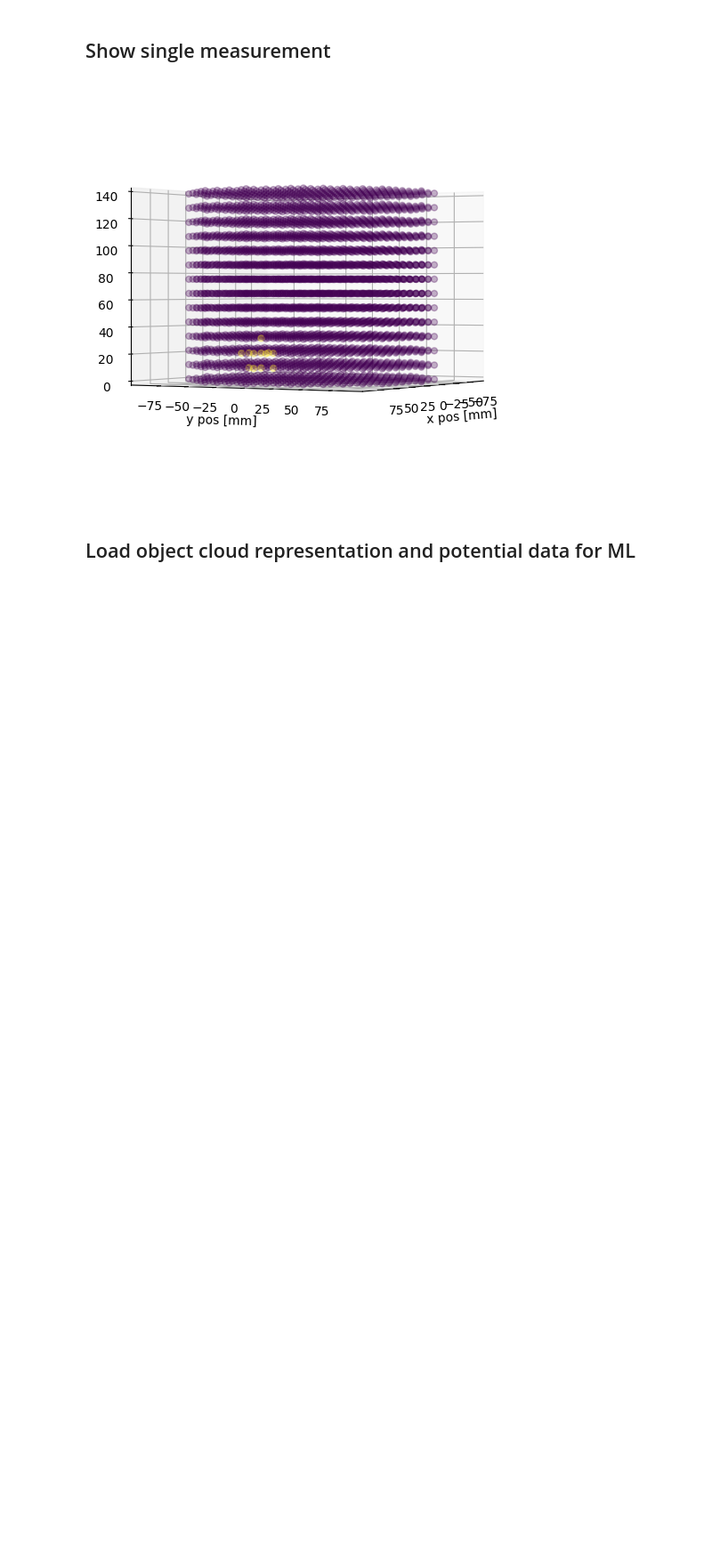
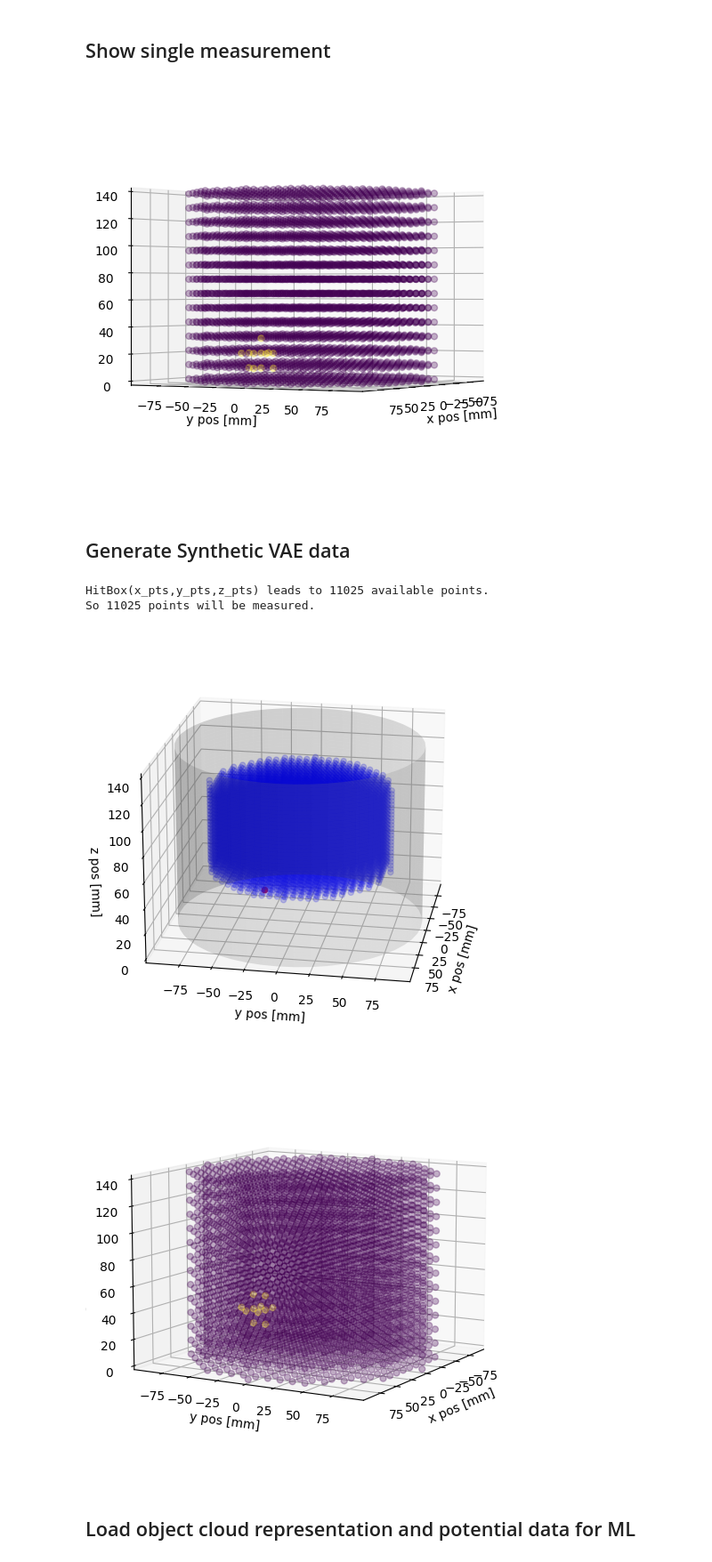
Before and after one commit to JacobTh98/3dIT, a Jupyter notebook: example.ipynb, the cells around one changed output. Shown at 89% size. Drawn from its saved outputs; the diff is of its cells as text; code cells hidden in the pictures; blank space fills up the shorter version.

```diff
--- a/example.ipynb
+++ b/example.ipynb
@@ -30,3 +39,15 @@ mesh_obj = set_perm(mesh_obj, anomaly)
 plot_mesh(mesh_obj, elev=0)
 # %% [output]
 [figure]
+# %% [markdown]
+## Generate Synthetic VAE data
+# %%
+tank = TankProperties32x2()
+ball = BallAnomaly(x=0, y=0, z=0, d=30, perm=10, material="acryl")
+hitbox = compute_hitbox(tank, ball, safety_tolerance=10.0)
+hitbox.z_min = tank.E_zr1 - ball.d / 4
+hitbox.z_max = tank.E_zr2 + ball.d / 4
+coordinates = create_meas_coordinates(hitbox, x_pts=25, y_pts=25, z_pts=25)
+# %% [output]
+HitBox(x_pts,y_pts,z_pts) leads to 11025 available points.
+So 11025 points will be measured.
@@ -32,0 +56,12 @@ plot_mesh(mesh_obj, elev=0)
+# %%
+sel_coor_test = 0
+plot_meas_coords(tank=tank, meas_coords=coordinates, p_select=sel_coor_test)
+ball.x, ball.y, ball.z = coordinates[sel_coor_test]
+# create an empty mesh
+mesh_obj = create_mesh(tank)
+set_perm(mesh_obj, anomaly=ball)
+# plot mesh
+plot_mesh(mesh_obj, tank)
+# %% [output]
+[figure, added]
+[figure, added]
```
Also changed, not shown: parts of 17 cells of this notebook.
